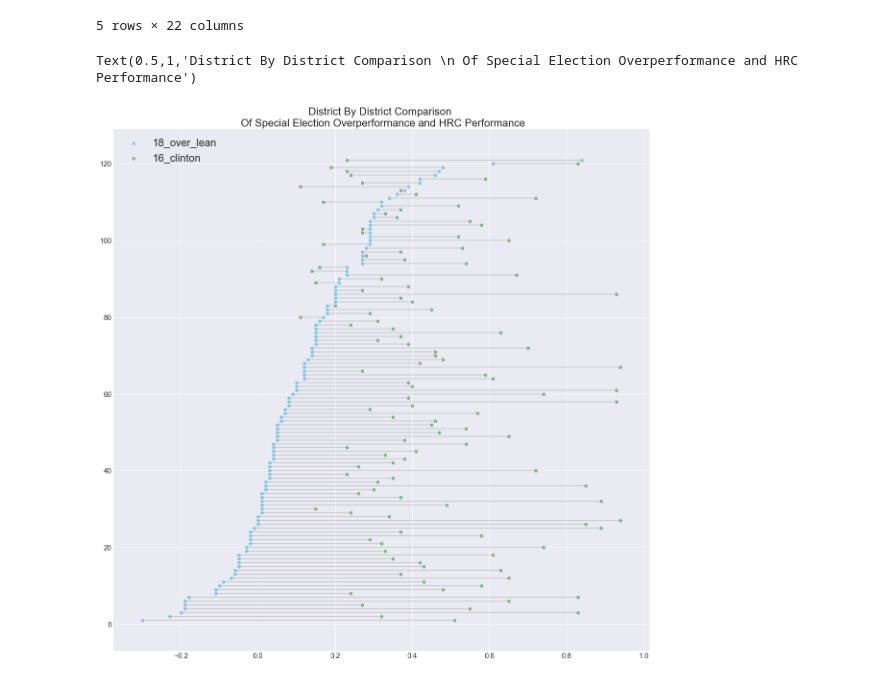
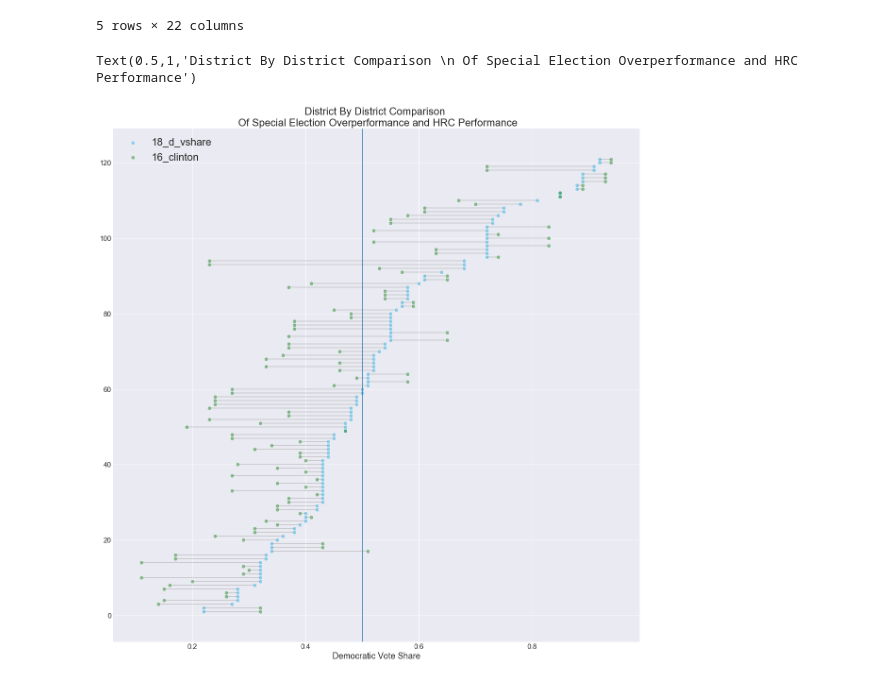
Before and after one commit to itlyons/Side_Projects, a Jupyter notebook: special_elections/dailykos_data.ipynb, the cells around one changed output. Cells and saved outputs as stored; diff of their text form; code cells hidden in the pictures.

```diff
--- a/special_elections/dailykos_data.ipynb
+++ b/special_elections/dailykos_data.ipynb
@@ -233,20 +240,22 @@ df_test.head()
 | HD-89 | 2018-02-27 | Kentucky | 37858.0 | 0.16 | -0.05 | 0.29 | 6057.28 | 2018-02-27 | ... |
 5 rows × 22 columns
 # %%
-df_test.sort_values(by='18_over_lean', inplace=True)
+df_test.sort_values(by='18_d_vshare', inplace=True)
 # %%
 my_range=range(1,len(df_test.index)+1)
 # I need to figure out how to label each point.
 
-plt.hlines(y=my_range, xmin=df_test['18_over_lean'], xmax=df_test['16_clinton'], color='grey', alpha=0.4)
-ax = plt.scatter(df_test['18_over_lean'], my_range, color='skyblue', alpha=1, label='18_over_lean')
+plt.hlines(y=my_range, xmin=df_test['18_d_vshare'], xmax=df_test['16_clinton'], color='grey', alpha=0.4)
+ax = plt.scatter(df_test['18_d_vshare'], my_range, color='skyblue', alpha=1, label='18_d_vshare')
 plt.scatter(df_test['16_clinton'], my_range, color='green', alpha=0.4 , label='16_clinton')
 plt.legend(fontsize=22)
 
+plt.axvline(x=0.5)
 fig = matplotlib.pyplot.gcf()
 fig.set_size_inches(20, 20)
+plt.xlabel("Democratic Vote Share")
 plt.title("District By District Comparison \n Of Special Election Overperformance and HRC Performance",
           fontsize=22)
 # %% [output]
 Text(0.5,1,'District By District Comparison \n Of Special Election Overperformance and HRC Performance')
-[figure, old version]
+[figure, new version]
```
Also changed, not shown: parts of 5 cells of this notebook.
